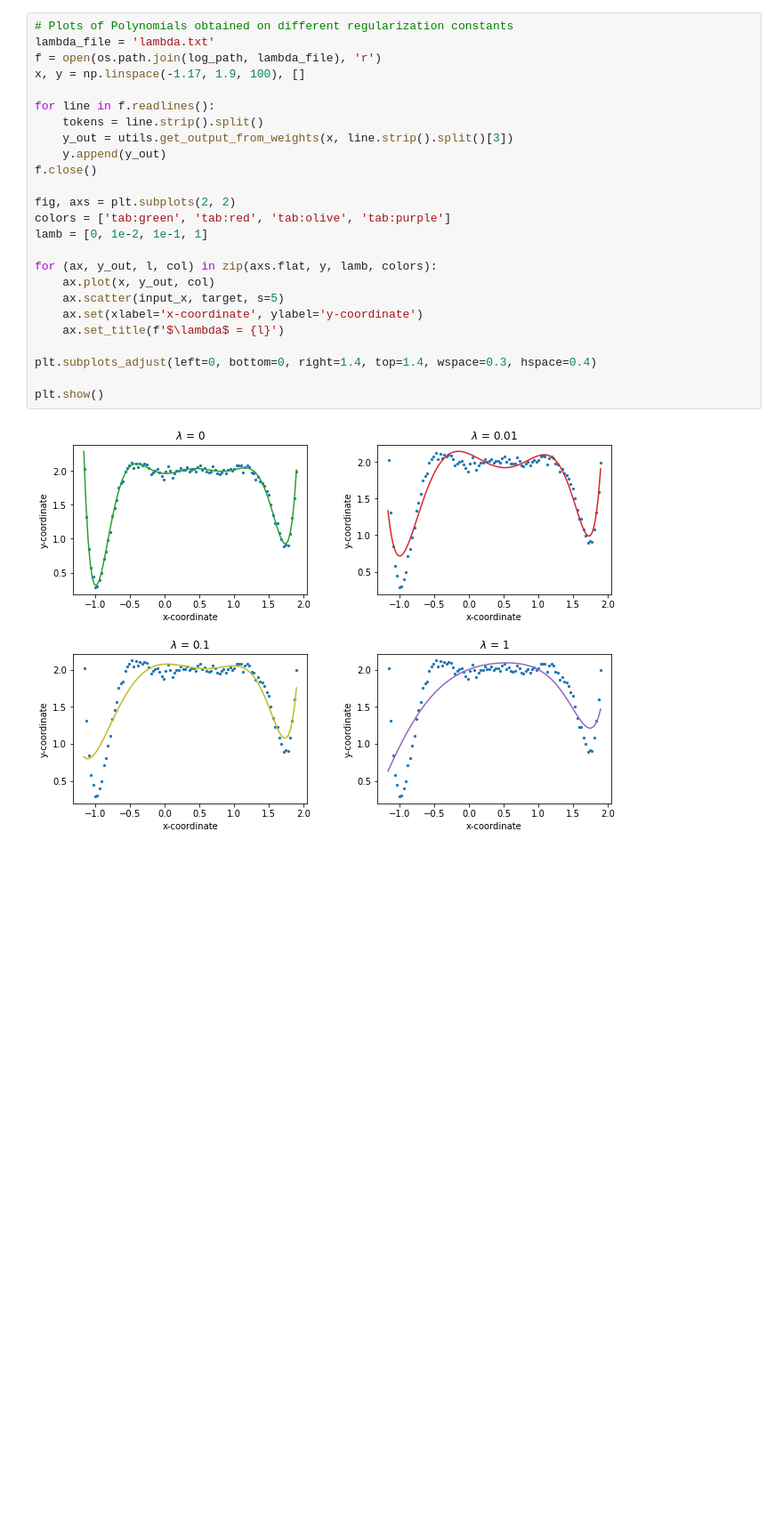
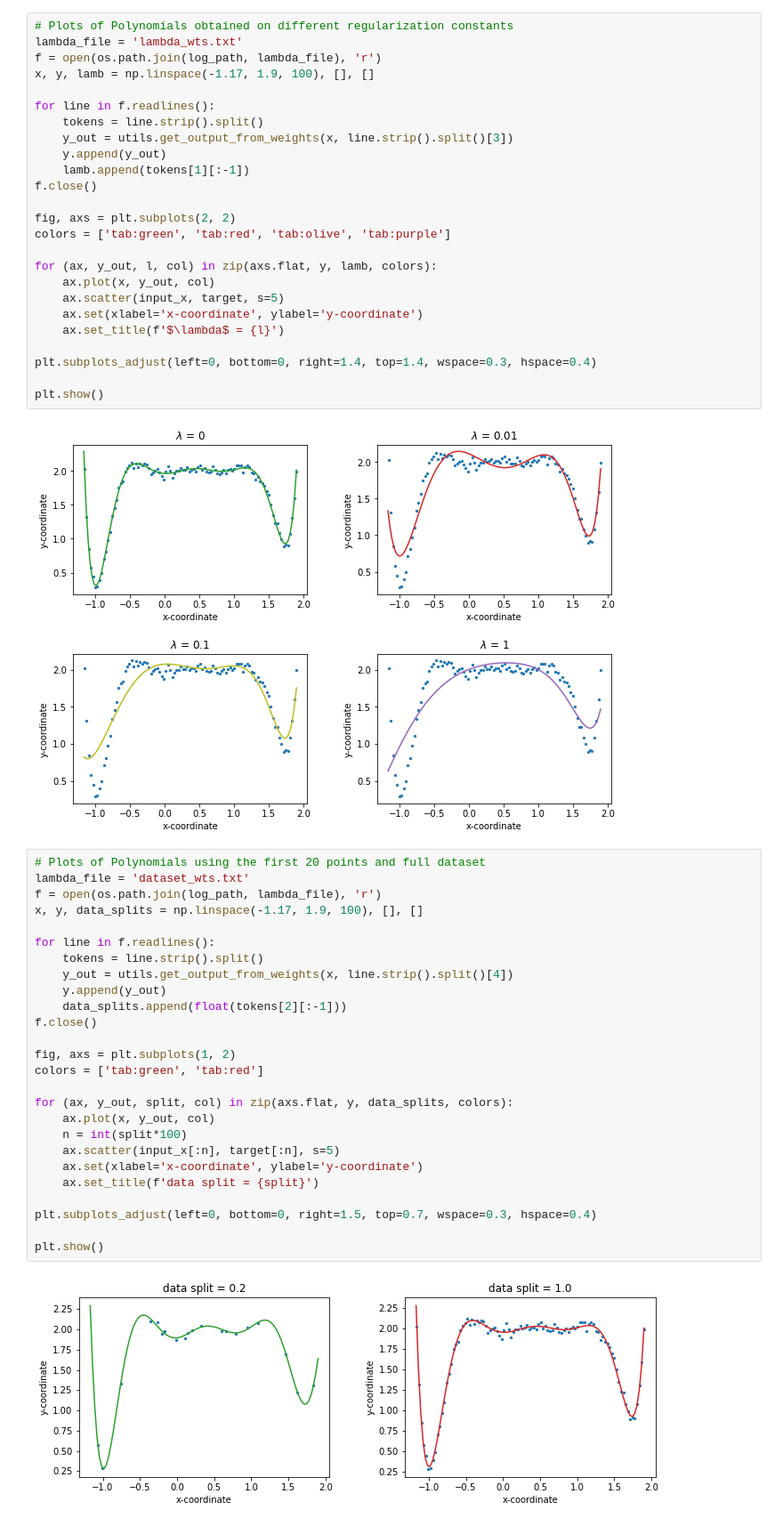
Before and after one commit to ritvikgupta199/ELL409-Assignment-1, a Jupyter notebook: polynomial_fitting/analysis.ipynb, the cells around one changed output. Shown at 89% size. Cells and saved outputs as stored; diff of their text form; blank space fills up the shorter version.

```diff
--- a/polynomial_fitting/analysis.ipynb
+++ b/polynomial_fitting/analysis.ipynb
@@ -117,18 +165,18 @@ plt.show()
 # %%
 # Plots of Polynomials obtained on different regularization constants
-lambda_file = 'lambda.txt'
+lambda_file = 'lambda_wts.txt'
 f = open(os.path.join(log_path, lambda_file), 'r')
-x, y = np.linspace(-1.17, 1.9, 100), []
+x, y, lamb = np.linspace(-1.17, 1.9, 100), [], []
 
 for line in f.readlines():
     tokens = line.strip().split()
     y_out = utils.get_output_from_weights(x, line.strip().split()[3])
     y.append(y_out)
+    lamb.append(tokens[1][:-1])
 f.close()
 
 fig, axs = plt.subplots(2, 2)
 colors = ['tab:green', 'tab:red', 'tab:olive', 'tab:purple']
-lamb = [0, 1e-2, 1e-1, 1]
 
 for (ax, y_out, l, col) in zip(axs.flat, y, lamb, colors):
     ax.plot(x, y_out, col)
@@ -141,3 +189,31 @@ plt.subplots_adjust(left=0, bottom=0, right=1.4, top=1.4, wspace=0.3, hspace=0.4
 plt.show()
 # %% [output]
 [figure]
+# %%
+# Plots of Polynomials using the first 20 points and full dataset
+lambda_file = 'dataset_wts.txt'
+f = open(os.path.join(log_path, lambda_file), 'r')
+x, y, data_splits = np.linspace(-1.17, 1.9, 100), [], []
+
+for line in f.readlines():
+    tokens = line.strip().split()
+    y_out = utils.get_output_from_weights(x, line.strip().split()[4])
+    y.append(y_out)
+    data_splits.append(float(tokens[2][:-1]))
+f.close()
+
+fig, axs = plt.subplots(1, 2)
+colors = ['tab:green', 'tab:red']
+
+for (ax, y_out, split, col) in zip(axs.flat, y, data_splits, colors):
+    ax.plot(x, y_out, col)
+    n = int(split*100)
+    ax.scatter(input_x[:n], target[:n], s=5)
+    ax.set(xlabel='x-coordinate', ylabel='y-coordinate')
+    ax.set_title(f'data split = {split}')
+
+plt.subplots_adjust(left=0, bottom=0, right=1.5, top=0.7, wspace=0.3, hspace=0.4)
+
+plt.show()
+# %% [output]
+[figure, added]
```
Also changed, not shown: parts of 8 cells of this notebook, 2 other files.
